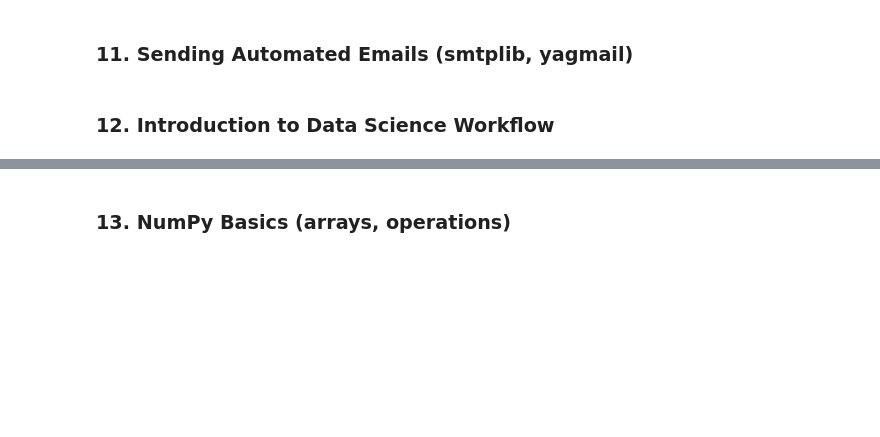
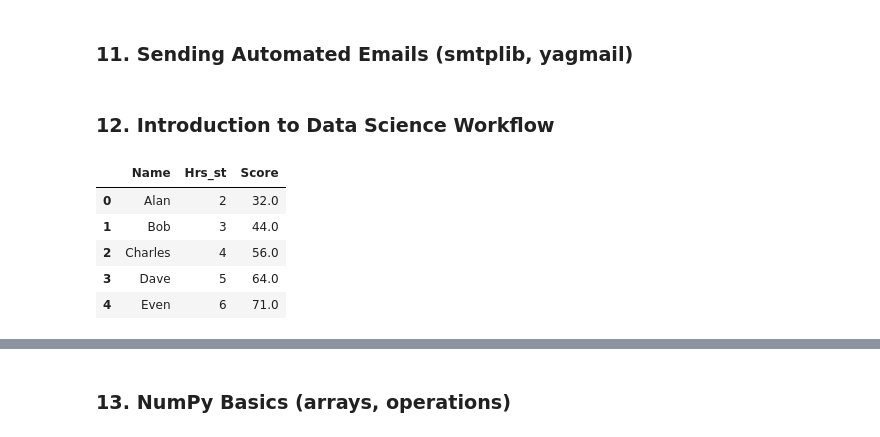
Before and after one commit to joseurquiza88/Pruebas-WebScraping, a Jupyter notebook: master-python-for-data-science-ML-Course.ipynb, the cells around one changed output, grey strips where cells are left out. Saved outputs shown, nothing was run; the diff lists cells and outputs as text; code cells hidden in the pictures; blank space fills up the shorter version.

```diff
--- a/master-python-for-data-science-ML-Course.ipynb
+++ b/master-python-for-data-science-ML-Course.ipynb
@@ -728,0 +869,16 @@ df
+# %%
+data = {
+    "Name": ["Alan","Bob", "Charles", "Dave","Even", "Frankly", "Gunn","Heller", "Ivan", "John"],
+    "Hrs_st": [2, 3, 4, 5, 6, 8, 7, 9, 5, 10],
+    "Score": [32, 44, 56, 64, 71,84, 88, None, 92, 97]
+}
+df = pd.DataFrame(data)
+# df.to_csv("students.csv", index=False)
+df.head()
+# %% [output]
+|  | Name | Hrs_st | Score |
+| 0 | Alan | 2 | 32.0 |
+| 1 | Bob | 3 | 44.0 |
+| 2 | Charles | 4 | 56.0 |
+| 3 | Dave | 5 | 64.0 |
+| 4 | Even | 6 | 71.0 |
```
Also changed, not shown: parts of 18 cells of this notebook, 1 other file.
